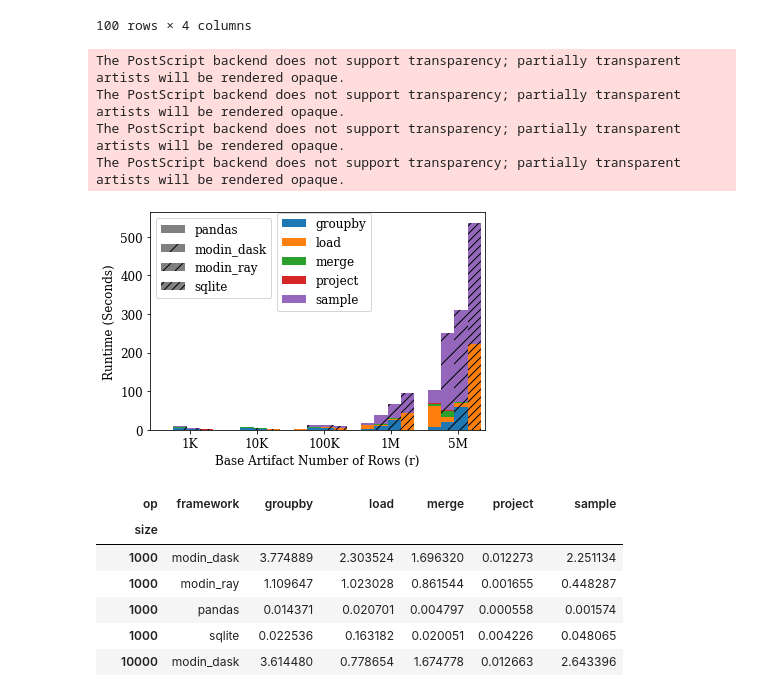
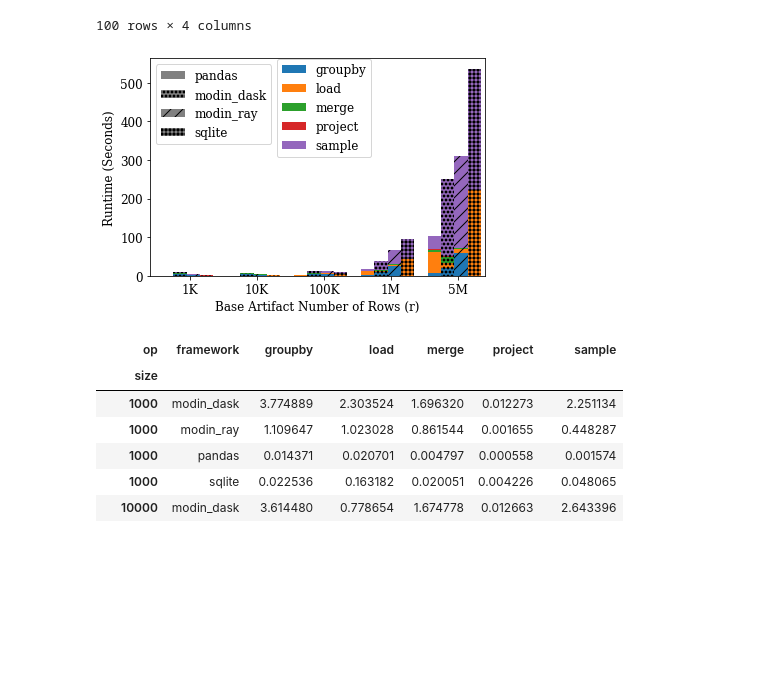
Before and after one commit to suhailrehman/fuzzydata, a Jupyter notebook: examples/Result_Analysis.ipynb, the cells around one changed output. Cells and saved outputs as stored; diff of their text form; code cells hidden in the pictures; blank space fills up the shorter version.

```diff
--- a/examples/Result_Analysis.ipynb
+++ b/examples/Result_Analysis.ipynb
@@ -133,22 +133,12 @@ for f in frameworks:
 
 nyc_cab_perfs = pd.concat(all_perfs, ignore_index=True)
 # %%
-frameworks = ['pandas', 'modin_dask', 'modin_ray', 'sqlite']
 new_op_labels = ['load', 'groupby_1', 'groupby_2', 'groupby_3']
 nyc_cab_perfs['op'] = np.tile(new_op_labels,4)
 pivoted = nyc_cab_perfs.pivot(index='framework', columns='op', values='elapsed_time')
-pivoted = pivoted.reindex(frameworks)[new_op_labels]
+pivoted = pivoted.reindex(['pandas', 'modin_dask', 'modin_ray', 'sqlite'])[new_op_labels]
 ax = pivoted.plot.bar(stacked=True)
 plt.xticks(rotation=0)
-plt.ylim(0,350)
-
-# Add total Labels
-totals = pivoted.sum(axis=1)
-y_offset = 10
-# Add labels to each bar.
-for i, total in enumerate(totals):
-    ax.text(i, total + y_offset, round(total), ha='center')
-
 plt.legend()
 plt.xlabel('Client')
 plt.ylabel('Runtime (Seconds)')
@@ -302,50 +288,47 @@ H is the hatch used for identification of the different dataframe"""
                       grid=False,
                       **kwargs)  # make bar plots
 
+    hatches = ['', 'ooo', '//?', '+++']
     h,l = axe.get_legend_handles_labels() # get the handles we want to modify
     for i in range(0, n_df * n_col, n_col): # len(h) = n_col * n_df
         for j, pa in enumerate(h[i:i+n_col]):
             for rect in pa.patches: # for each index
-                rect.set_x(rect.get_x() +   - 0.1)
-                rect.set_hatch(H * int(i / n_col)) #edited part
+                rect.set_x(rect.get_x() + 1 / float(n_df + 1) * i / float(n_col) -0.1)
+                rect.set_hatch(hatches[int(i / n_col)]) #edited part
                 rect.set_width(1 / float(n_df + 1))
 
     axe.set_xticks((np.arange(0, 2 * n_ind, 2) + 1 / float(n_df + 1)) / 2.)
     if x_axis_replacements == None:
         x_axis_replacements = df.index
     axe.set_xticklabels(x_axis_replacements, rotation = 0)
     #axe.set_title(title)
 
     # Add invisible data to add another legend
     n=[]
     for i in range(n_df):
-        n.append(axe.bar(0, 0, color="gray", hatch=H*i))
+        n.append(axe.bar(0, 0, color="gray", hatch=hatches[i]))
 
     l1 = axe.legend(h[:n_col], l[:n_col], loc=[0.38, 0.545])
     if labels is not None:
         l2 = plt.legend(n, labels)# , loc=[1.01, 0.1])
     axe.add_artist(l1)
     return axe
 
 cols = ['groupby','load','merge','project','sample']
 pbr = pivoted_breakdown.reset_index()
 pbr = pbr.set_index('size')
 df_splits = [pbr.loc[pbr.framework == f][cols] for f in ['pandas', 'modin_dask', 'modin_ray', 'sqlite']]
 
 # Then, just call :
 
 plot_clustered_stacked(df_splits,['pandas', 'modin_dask', 'modin_ray', 'sqlite'],
                        x_axis_replacements=x_axis_replacements,
                       title='Timing Breakdown Per Operation Type')
 plt.xlabel('Base Artifact Number of Rows (r)')
 plt.ylabel('Runtime (Seconds)')
-plt.savefig("breakdown.eps")
+plt.savefig("breakdown.pdf")
 # %% [output]
-The PostScript backend does not support transparency; partially transparent artists will be rendered opaque.
-The PostScript backend does not support transparency; partially transparent artists will be rendered opaque.
-The PostScript backend does not support transparency; partially transparent artists will be rendered opaque.
-The PostScript backend does not support transparency; partially transparent artists will be rendered opaque.
-[figure, old version]
+[figure, new version]
 # %%
 pivoted_breakdown.reset_index().set_index('size')
 # %% [output]
```
Also changed, not shown: parts of 18 cells of this notebook, 6 other files.
